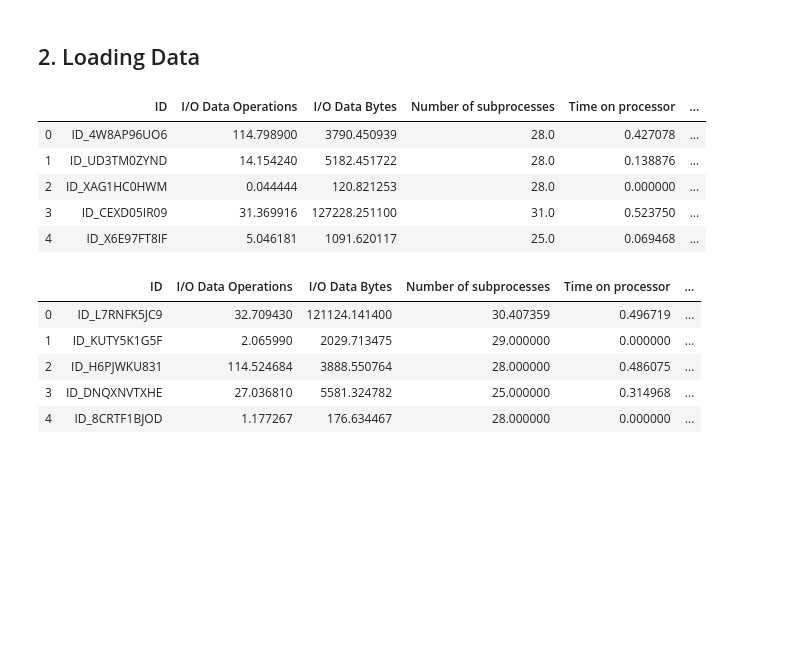
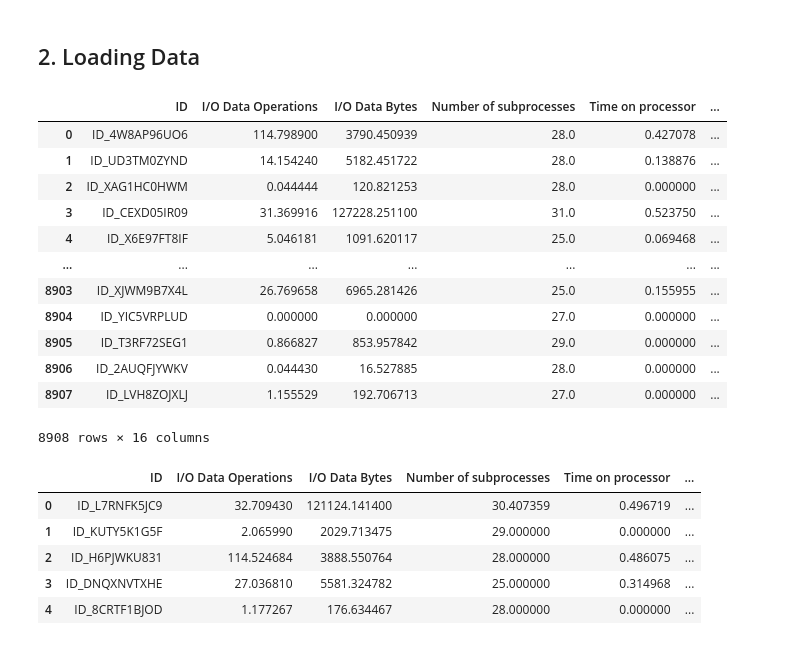
Before and after one commit to s1mphiw3/-umoja_hack, a Jupyter notebook: Cryptojacking_Detection_Starter_Notebook.ipynb, the cells around one changed output. Cells and saved outputs as stored; diff of their text form; code cells hidden in the pictures; blank space fills up the shorter version.

```diff
--- a/Cryptojacking_Detection_Starter_Notebook.ipynb
+++ b/Cryptojacking_Detection_Starter_Notebook.ipynb
@@ -40,19 +42,26 @@ from sklearn.preprocessing import StandardScaler
 ## 2. Loading Data
 # %%
 # Load files
-train = pd.read_csv('Train.csv')
-test = pd.read_csv('Test.csv')
-samplesubmission = pd.read_csv('SampleSubmission.csv')
+train = pd.read_csv('/content/drive/MyDrive/Colab Notebooks/Train.csv')
+test = pd.read_csv('/content/drive/MyDrive/Colab Notebooks/Test.csv')
+samplesubmission = pd.read_csv('/content/drive/MyDrive/Colab Notebooks/SampleSubmission.csv')
 
 # Preview train dataset
-train.head()
+train
 # %% [output]
 |  | ID | I/O Data Operations | I/O Data Bytes | Number of subprocesses | Time on processor | ... |
 | 0 | ID_4W8AP96UO6 | 114.798900 | 3790.450939 | 28.0 | 0.427078 | ... |
 | 1 | ID_UD3TM0ZYND | 14.154240 | 5182.451722 | 28.0 | 0.138876 | ... |
 | 2 | ID_XAG1HC0HWM | 0.044444 | 120.821253 | 28.0 | 0.000000 | ... |
 | 3 | ID_CEXD05IR09 | 31.369916 | 127228.251100 | 31.0 | 0.523750 | ... |
 | 4 | ID_X6E97FT8IF | 5.046181 | 1091.620117 | 25.0 | 0.069468 | ... |
+| ... | ... | ... | ... | ... | ... | ... |
+| 8903 | ID_XJWM9B7X4L | 26.769658 | 6965.281426 | 25.0 | 0.155955 | ... |
+| 8904 | ID_YIC5VRPLUD | 0.000000 | 0.000000 | 27.0 | 0.000000 | ... |
+| 8905 | ID_T3RF72SEG1 | 0.866827 | 853.957842 | 29.0 | 0.000000 | ... |
+| 8906 | ID_2AUQFJYWKV | 0.044430 | 16.527885 | 28.0 | 0.000000 | ... |
+| 8907 | ID_LVH8ZOJXLJ | 1.155529 | 192.706713 | 27.0 | 0.000000 | ... |
+8908 rows × 16 columns
 # %%
 # Preview test dataset
 test.head()
```
Also changed, not shown: parts of 26 cells of this notebook.
